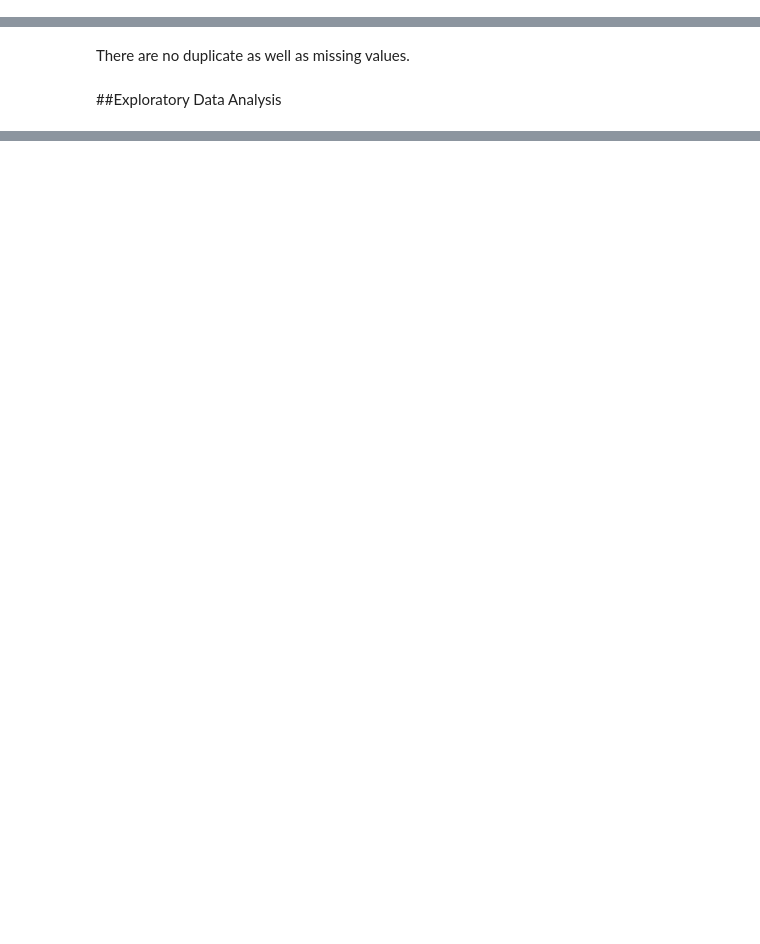
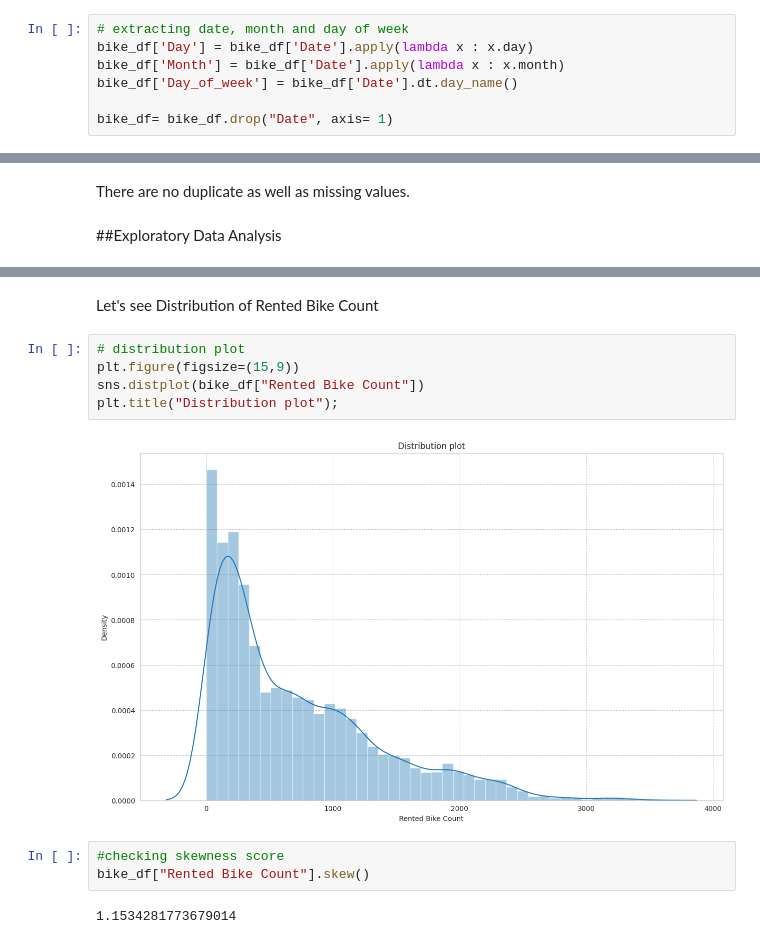
Before and after one commit to ady909/Capstone-Project-Bike-Sharing-Demand-Prediction-, a Jupyter notebook: Capstone_Project_Bike_Sharing_Demand_Prediction_.ipynb, the cells around one changed output, grey strips where cells are left out. Saved outputs shown, nothing was run; the diff lists cells and outputs as text; blank space fills up the shorter version.

```diff
--- a/Capstone_Project_Bike_Sharing_Demand_Prediction_.ipynb
+++ b/Capstone_Project_Bike_Sharing_Demand_Prediction_.ipynb
@@ -152,3 +152,10 @@ def get_date(Date):
 # %%
  #applying function
  bike_df["Date"] = bike_df["Date"].apply(get_date)
+# %%
+# extracting date, month and day of week
+bike_df['Day'] = bike_df['Date'].apply(lambda x : x.day)
+bike_df['Month'] = bike_df['Date'].apply(lambda x : x.month)
+bike_df['Day_of_week'] = bike_df['Date'].dt.day_name()
+
+bike_df= bike_df.drop("Date", axis= 1)
@@ -182,0 +218,14 @@ There are no duplicate as  well as missing values.
+# %% [markdown]
+Let's see Distribution of Rented Bike Count
+# %%
+# distribution plot
+plt.figure(figsize=(15,9))
+sns.distplot(bike_df["Rented Bike Count"])
+plt.title("Distribution plot");
+# %% [output]
+[figure, added]
+# %%
+#checking skewness score
+bike_df["Rented Bike Count"].skew()
+# %% [output]
+1.1534281773679014
```
Also changed, not shown: parts of 22 cells of this notebook.
